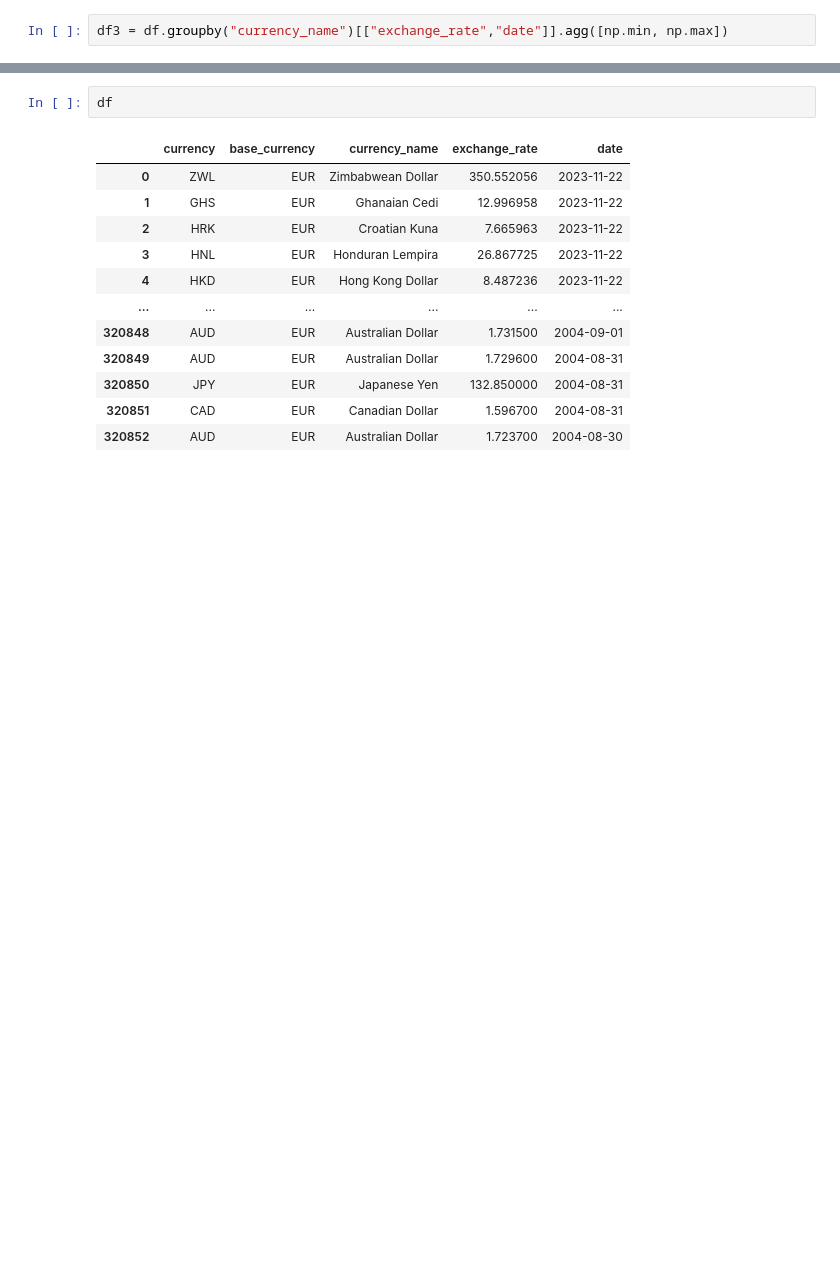
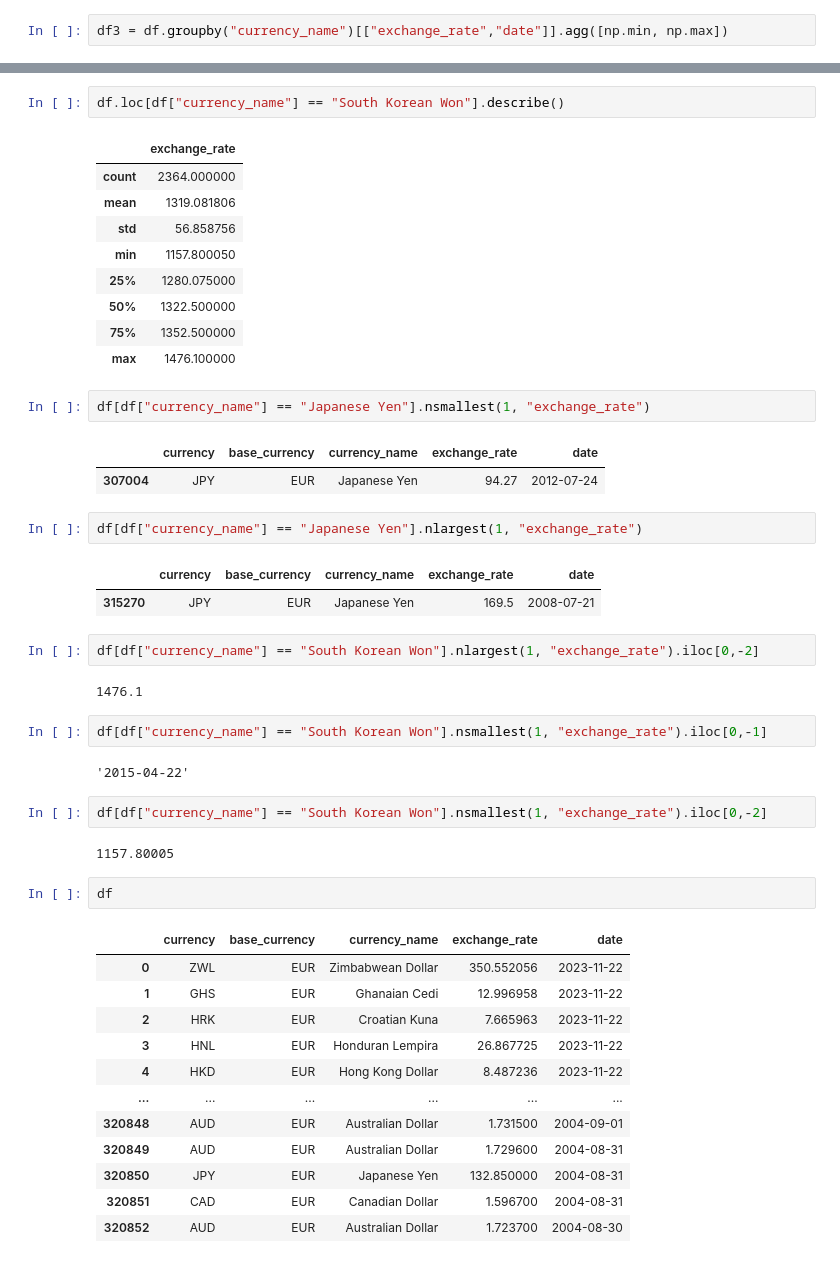
Before and after one commit to Yeomdongsu/YH-semi_final-forex-exchange-rate, a Jupyter notebook: forex_exchange_rate.ipynb, the cells around one changed output, grey strips where cells are left out. Drawn from its saved outputs; the diff is of its cells as text; blank space fills up the shorter version.

```diff
--- a/forex_exchange_rate.ipynb
+++ b/forex_exchange_rate.ipynb
@@ -457,3 +369,37 @@ dtype: object
+# %%
+df.loc[df["currency_name"] == "South Korean Won"].describe()
+# %% [output]
+|  | exchange_rate |
+| count | 2364.000000 |
+| mean | 1319.081806 |
+| std | 56.858756 |
+| min | 1157.800050 |
+| 25% | 1280.075000 |
+| 50% | 1322.500000 |
+| 75% | 1352.500000 |
+| max | 1476.100000 |
+# %%
+df[df["currency_name"] == "Japanese Yen"].nsmallest(1, "exchange_rate")
+# %% [output]
+|  | currency | base_currency | currency_name | exchange_rate | date |
+| 307004 | JPY | EUR | Japanese Yen | 94.27 | 2012-07-24 |
+# %%
+df[df["currency_name"] == "Japanese Yen"].nlargest(1, "exchange_rate")
+# %% [output]
+|  | currency | base_currency | currency_name | exchange_rate | date |
+| 315270 | JPY | EUR | Japanese Yen | 169.5 | 2008-07-21 |
+# %%
+df[df["currency_name"] == "South Korean Won"].nlargest(1, "exchange_rate").iloc[0,-2]
+# %% [output]
+1476.1
+# %%
+df[df["currency_name"] == "South Korean Won"].nsmallest(1, "exchange_rate").iloc[0,-1]
+# %% [output]
+'2015-04-22'
+# %%
+df[df["currency_name"] == "South Korean Won"].nsmallest(1, "exchange_rate").iloc[0,-2]
+# %% [output]
+1157.80005
 # %%
 df
 # %% [output]
```
Also changed, not shown: parts of 57 cells of this notebook, 3 other files.
